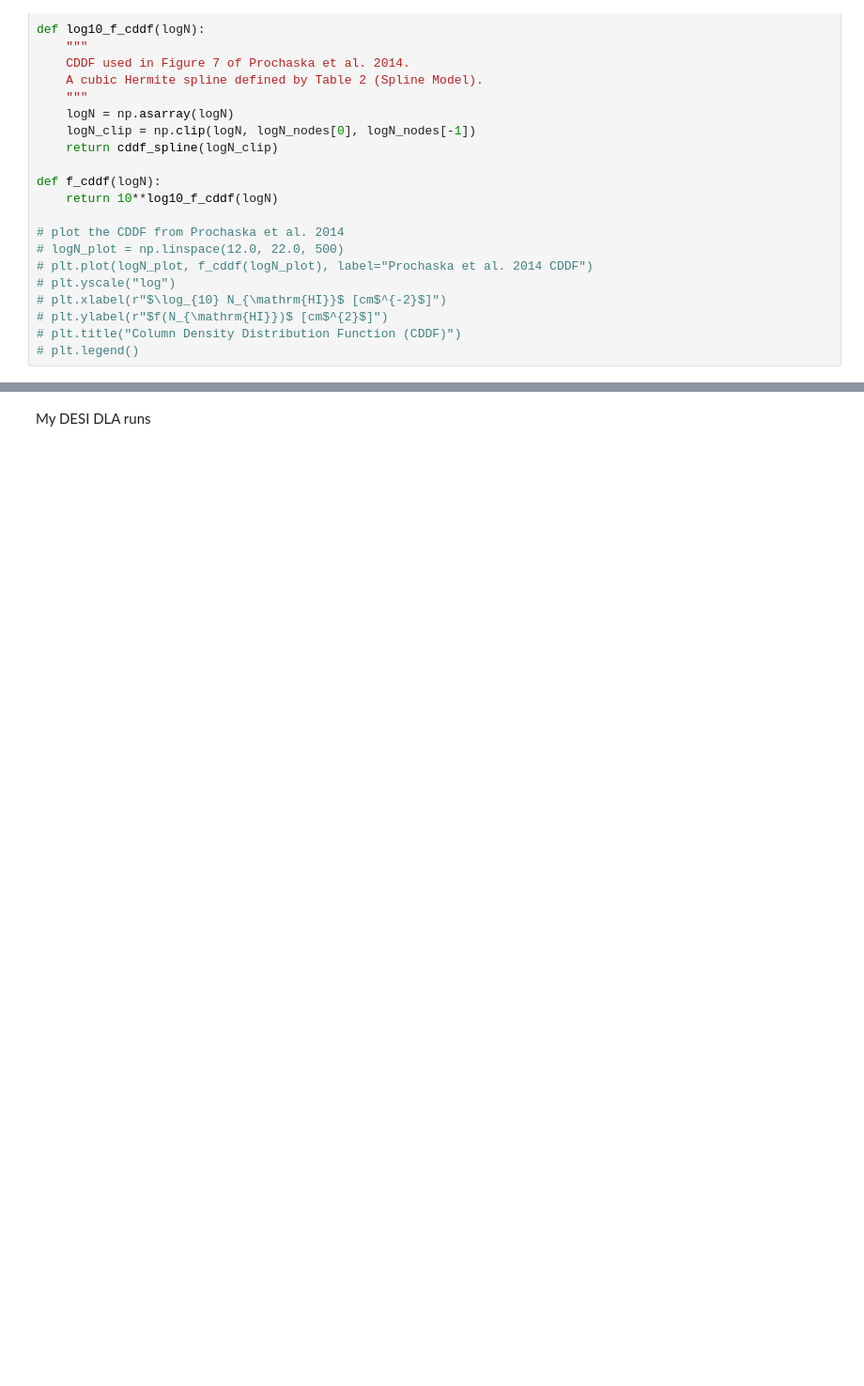
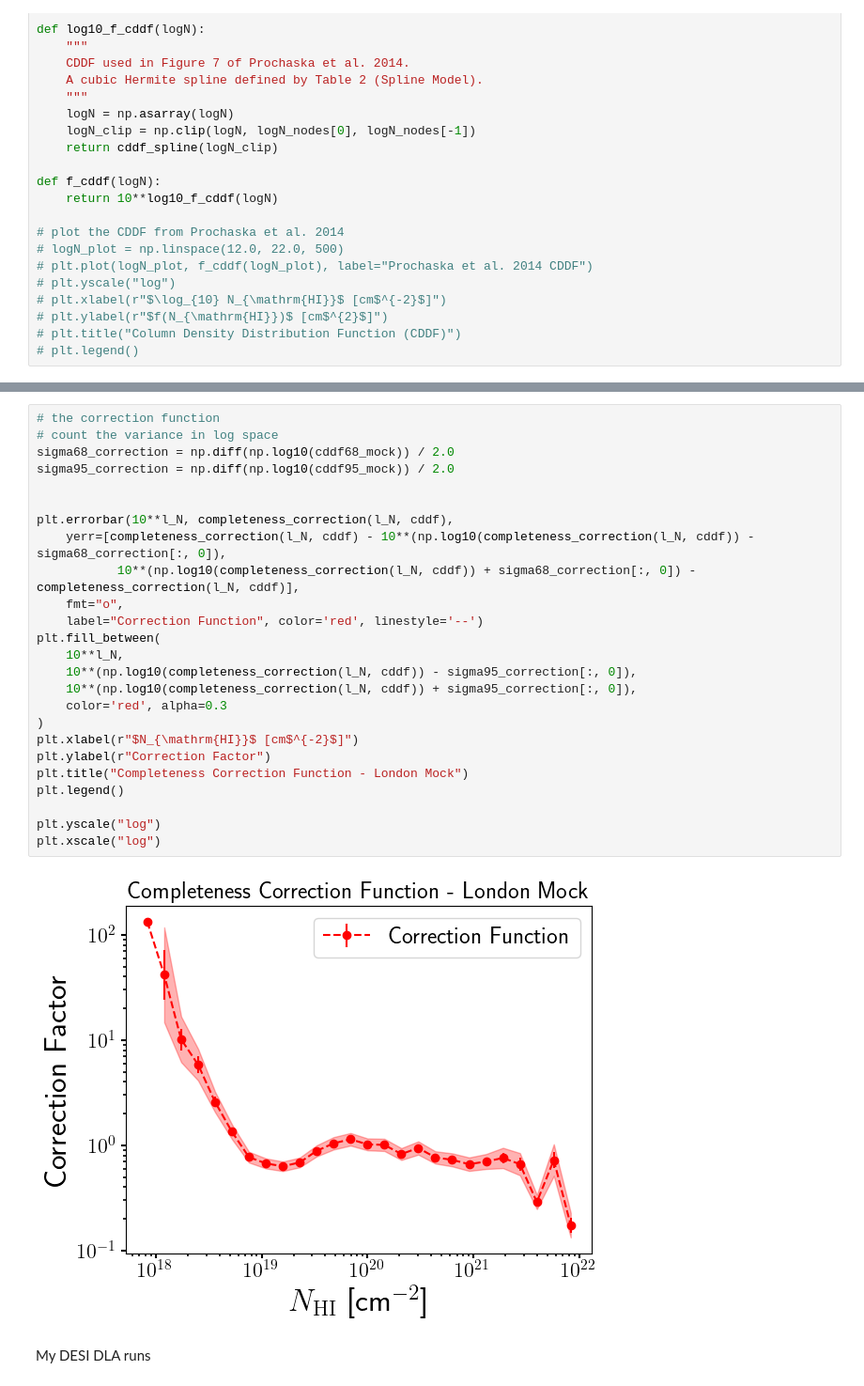
Before and after one commit to jibanCat/desi_gpy_dla_detection, a Jupyter notebook: notebooks/CDDF_all.ipynb, the cells around one changed output, grey strips where cells are left out. Shown at 94% size. Drawn from its saved outputs; the diff is of its cells as text; blank space fills up the shorter version.

Commit message:
2026.03:12 : stage the current plots

```diff
--- a/notebooks/CDDF_all.ipynb
+++ b/notebooks/CDDF_all.ipynb
@@ -337,3 +406,30 @@ def f_cddf(logN):
+# %%
+# the correction function
+# count the variance in log space
+sigma68_correction = np.diff(np.log10(cddf68_mock)) / 2.0
+sigma95_correction = np.diff(np.log10(cddf95_mock)) / 2.0
+
+
+plt.errorbar(10**l_N, completeness_correction(l_N, cddf),
+    yerr=[completeness_correction(l_N, cddf) - 10**(np.log10(completeness_correction(l_N, cddf)) - sigma68_correction[:, 0]),
+           10**(np.log10(completeness_correction(l_N, cddf)) + sigma68_correction[:, 0]) - completeness_correction(l_N, cddf)],
+    fmt="o",
+    label="Correction Function", color='red', linestyle='--')
+plt.fill_between(
+    10**l_N,
+    10**(np.log10(completeness_correction(l_N, cddf)) - sigma95_correction[:, 0]),
+    10**(np.log10(completeness_correction(l_N, cddf)) + sigma95_correction[:, 0]),
+    color='red', alpha=0.3
+)
+plt.xlabel(r"$N_{\mathrm{HI}}$ [cm$^{-2}$]")
+plt.ylabel(r"Correction Factor")
+plt.title("Completeness Correction Function - London Mock")
+plt.legend()
+
+plt.yscale("log")
+plt.xscale("log")
+# %% [output]
+[figure, added]
 # %% [markdown]
 My DESI DLA runs
 # %%
```
Also changed, not shown: parts of 5 cells of this notebook, 2 other files.
